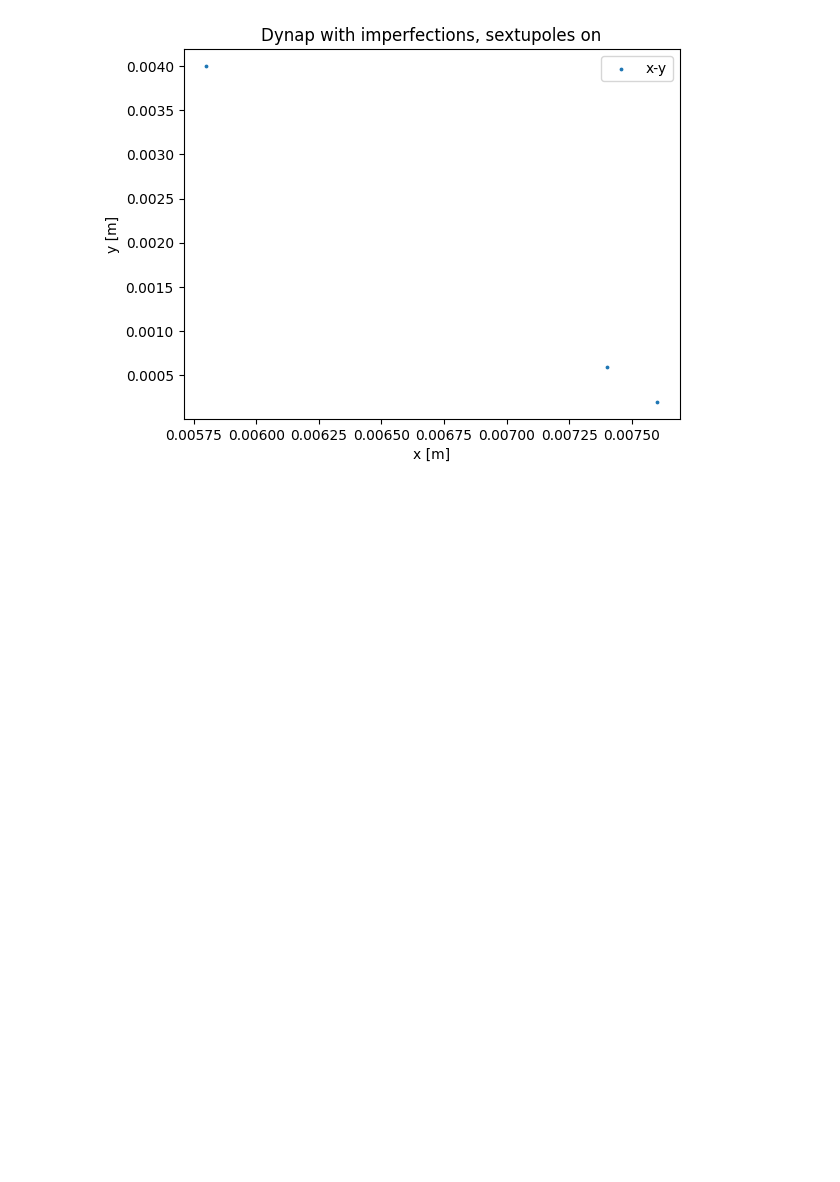
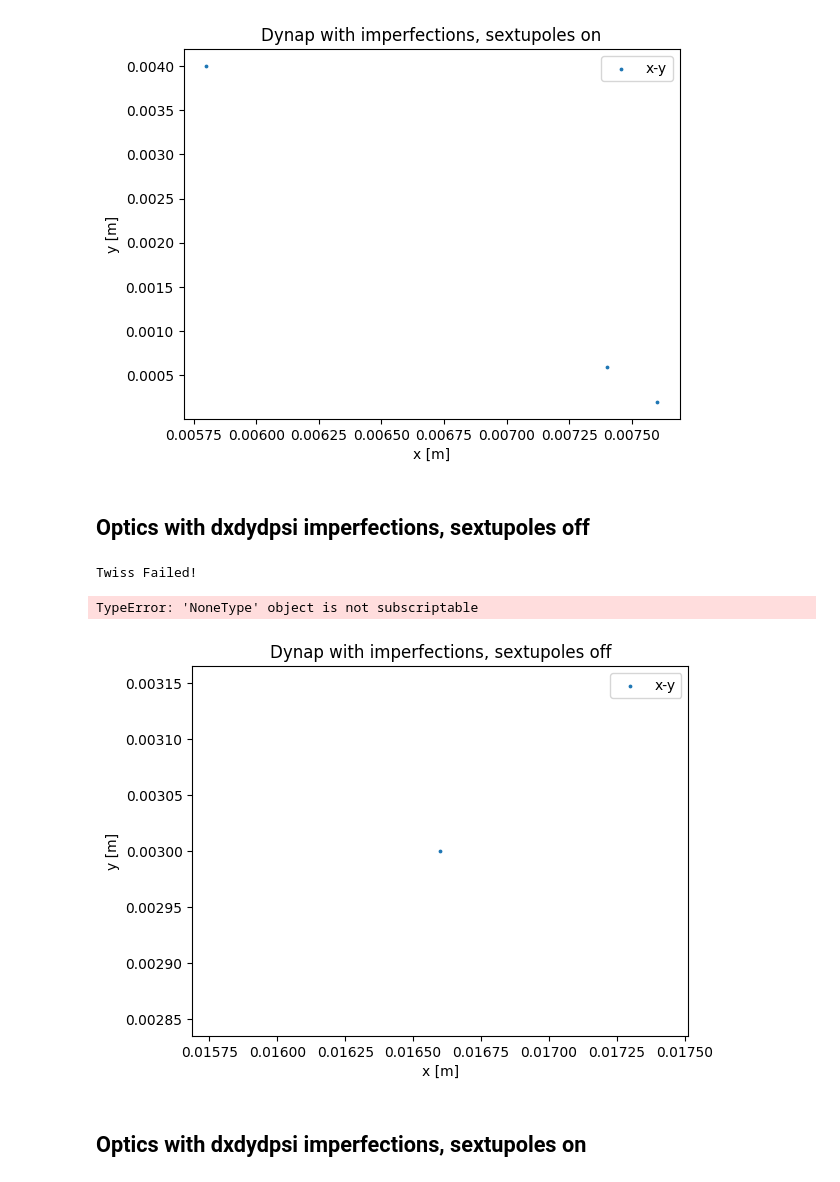
Before and after one commit to Rasimilian/SKIF-Lattice-Analysis, a Jupyter notebook: optics_closing.ipynb, the cells around one changed output. Cells and saved outputs as stored; diff of their text form; code cells hidden in the pictures; blank space fills up the shorter version.

Commit message:
Added simulations for dxdydpsi errors

```diff
--- a/optics_closing.ipynb
+++ b/optics_closing.ipynb
@@ -304,3 +316,5 @@ plot_dynap(tab_err, params, title="Dynap with imperfections, sextupoles on", plo
 plt.show()
 # %% [output]
 [figure]
+# %% [markdown]
+## Optics with dxdydpsi imperfections, sextupoles off
@@ -306,0 +323,20 @@ plt.show()
+# %%
+interim_optics_nosext = get_optics(structure_nosext, align_errs)
+plot_optics(interim_optics_nosext, params_to_show="beta", title="Betas with imperfections")
+plt.show()
+
+plot_optics(interim_optics_nosext, params_to_show="orbit", title="Orbits with imperfections")
+plt.show()
+# %% [output]
+Twiss Failed!
+TypeError: 'NoneType' object is not subscriptable
+# %%
+params = {"x": "m",
+          "y": "m"}
+tab_err = read_tracking_file("tracking_data/tracking_xy_nosext_norad_dxdydpsi_1000one.txt", unlost_only=True)
+plot_dynap(tab_err, params, title="Dynap with imperfections, sextupoles off", plot_name="x-y")
+plt.show()
+# %% [output]
+[figure, added]
+# %% [markdown]
+## Optics with dxdydpsi imperfections, sextupoles on
```
Also changed, not shown: parts of 7 cells of this notebook.
